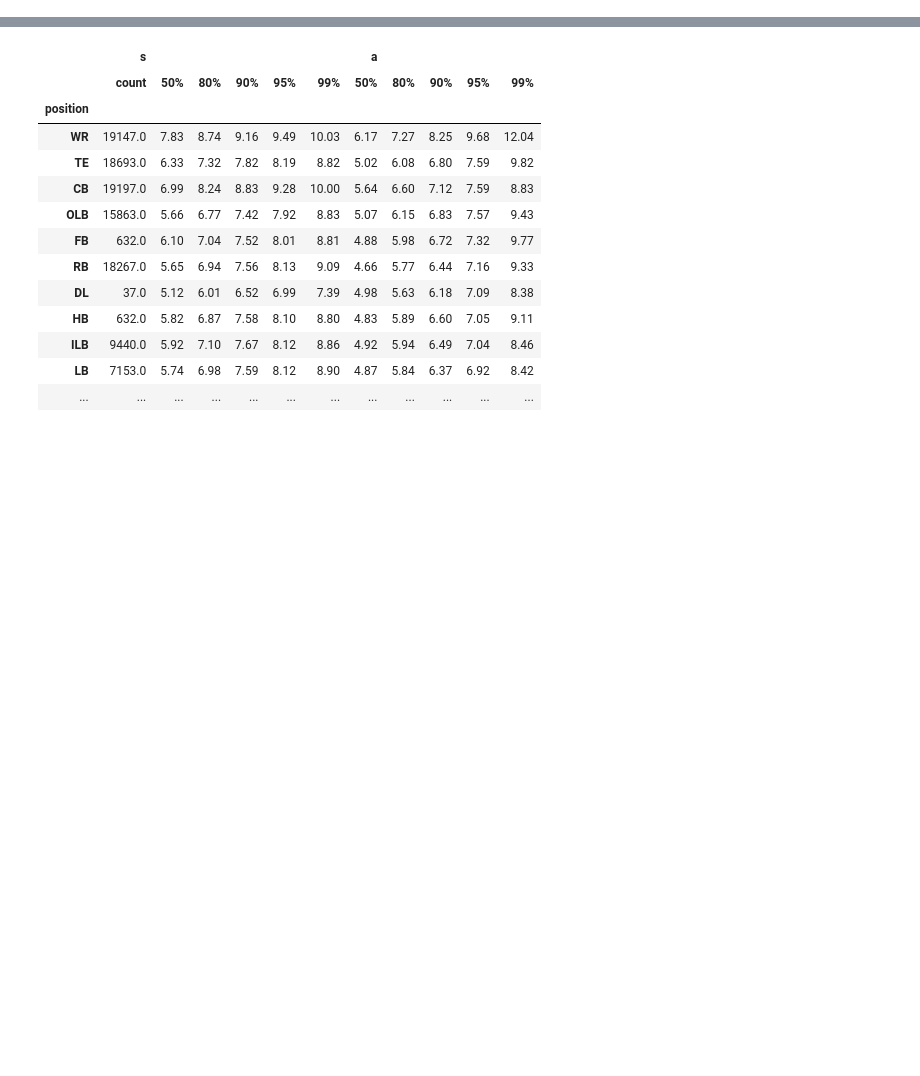
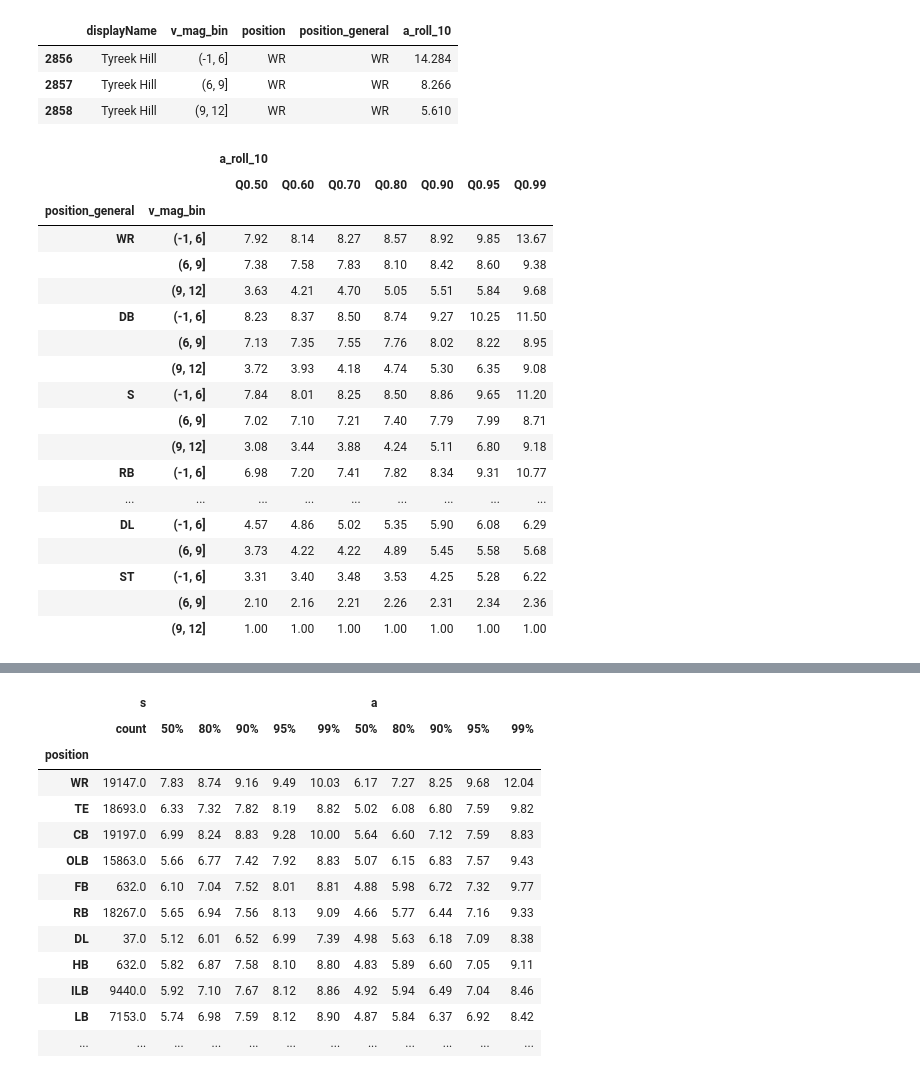
Before and after one commit to uditrana/BigDataBowl, a Jupyter notebook: analysis/movement_stats.ipynb, the cells around one changed output, grey strips where cells are left out. Cells and saved outputs as stored; diff of their text form; code cells hidden in the pictures; blank space fills up the shorter version.

```diff
--- a/analysis/movement_stats.ipynb
+++ b/analysis/movement_stats.ipynb
@@ -305,0 +147,3 @@ stats_cat.sort_values(by=('roll_a_10', 'Q0.60'), ascending=False).style.backgrou
+# %%
+df['v_mag_bin'] = pd.cut(df.v_mag, bins=[-1, 6, 9, 12])
+df.head()
@@ -305,0 +157,34 @@ stats_cat.sort_values(by=('roll_a_10', 'Q0.60'), ascending=False).style.backgrou
+# %%
+player_maxes = df[['displayName', 'position', 'position_general', 'v_mag_bin', 'a_roll_10']].groupby(['displayName', 'v_mag_bin'], as_index=False).max()
+player_maxes.loc[player_maxes.displayName=='Tyreek Hill']
+# %% [output]
+|  | displayName | v_mag_bin | position | position_general | a_roll_10 |
+| 2856 | Tyreek Hill | (-1, 6] | WR | WR | 14.284 |
+| 2857 | Tyreek Hill | (6, 9] | WR | WR | 8.266 |
+| 2858 | Tyreek Hill | (9, 12] | WR | WR | 5.610 |
+# %%
+stats_cat = player_maxes.groupby(['position_general', 'v_mag_bin'], as_index=False).agg([q_at(.5), q_at(.6), q_at(.7), q_at(.8), q_at(.9), q_at(.95), q_at(.99)]).round(2)
+
+stats_pos = player_maxes.groupby(['position', 'v_mag_bin'], as_index=False).agg([q_at(.5), q_at(.6), q_at(.7), q_at(.8), q_at(.9), q_at(.95), q_at(.99)]).round(2)
+# %%
+stats_cat.loc[['WR', 'DB', 'S', 'RB', 'TE', 'LB', 'FB', 'QB', 'DL', 'ST'], :].dropna().style.background_gradient(cmap='viridis').format("{:4.2f}")
+# %% [output]
+|  |  | a_roll_10 |  |  |  |  |  |  |
+|  |  | Q0.50 | Q0.60 | Q0.70 | Q0.80 | Q0.90 | Q0.95 | Q0.99 |
+| position_general | v_mag_bin |  |  |  |  |  |  |  |
+| WR | (-1, 6] | 7.92 | 8.14 | 8.27 | 8.57 | 8.92 | 9.85 | 13.67 |
+|  | (6, 9] | 7.38 | 7.58 | 7.83 | 8.10 | 8.42 | 8.60 | 9.38 |
+|  | (9, 12] | 3.63 | 4.21 | 4.70 | 5.05 | 5.51 | 5.84 | 9.68 |
+| DB | (-1, 6] | 8.23 | 8.37 | 8.50 | 8.74 | 9.27 | 10.25 | 11.50 |
+|  | (6, 9] | 7.13 | 7.35 | 7.55 | 7.76 | 8.02 | 8.22 | 8.95 |
+|  | (9, 12] | 3.72 | 3.93 | 4.18 | 4.74 | 5.30 | 6.35 | 9.08 |
+| S | (-1, 6] | 7.84 | 8.01 | 8.25 | 8.50 | 8.86 | 9.65 | 11.20 |
+|  | (6, 9] | 7.02 | 7.10 | 7.21 | 7.40 | 7.79 | 7.99 | 8.71 |
+|  | (9, 12] | 3.08 | 3.44 | 3.88 | 4.24 | 5.11 | 6.80 | 9.18 |
+| RB | (-1, 6] | 6.98 | 7.20 | 7.41 | 7.82 | 8.34 | 9.31 | 10.77 |
+| ... | ... | ... | ... | ... | ... | ... | ... | ... |
+| DL | (-1, 6] | 4.57 | 4.86 | 5.02 | 5.35 | 5.90 | 6.08 | 6.29 |
+|  | (6, 9] | 3.73 | 4.22 | 4.22 | 4.89 | 5.45 | 5.58 | 5.68 |
+| ST | (-1, 6] | 3.31 | 3.40 | 3.48 | 3.53 | 4.25 | 5.28 | 6.22 |
+|  | (6, 9] | 2.10 | 2.16 | 2.21 | 2.26 | 2.31 | 2.34 | 2.36 |
+|  | (9, 12] | 1.00 | 1.00 | 1.00 | 1.00 | 1.00 | 1.00 | 1.00 |
```
Also changed, not shown: parts of 38 cells of this notebook, 1 other file.
